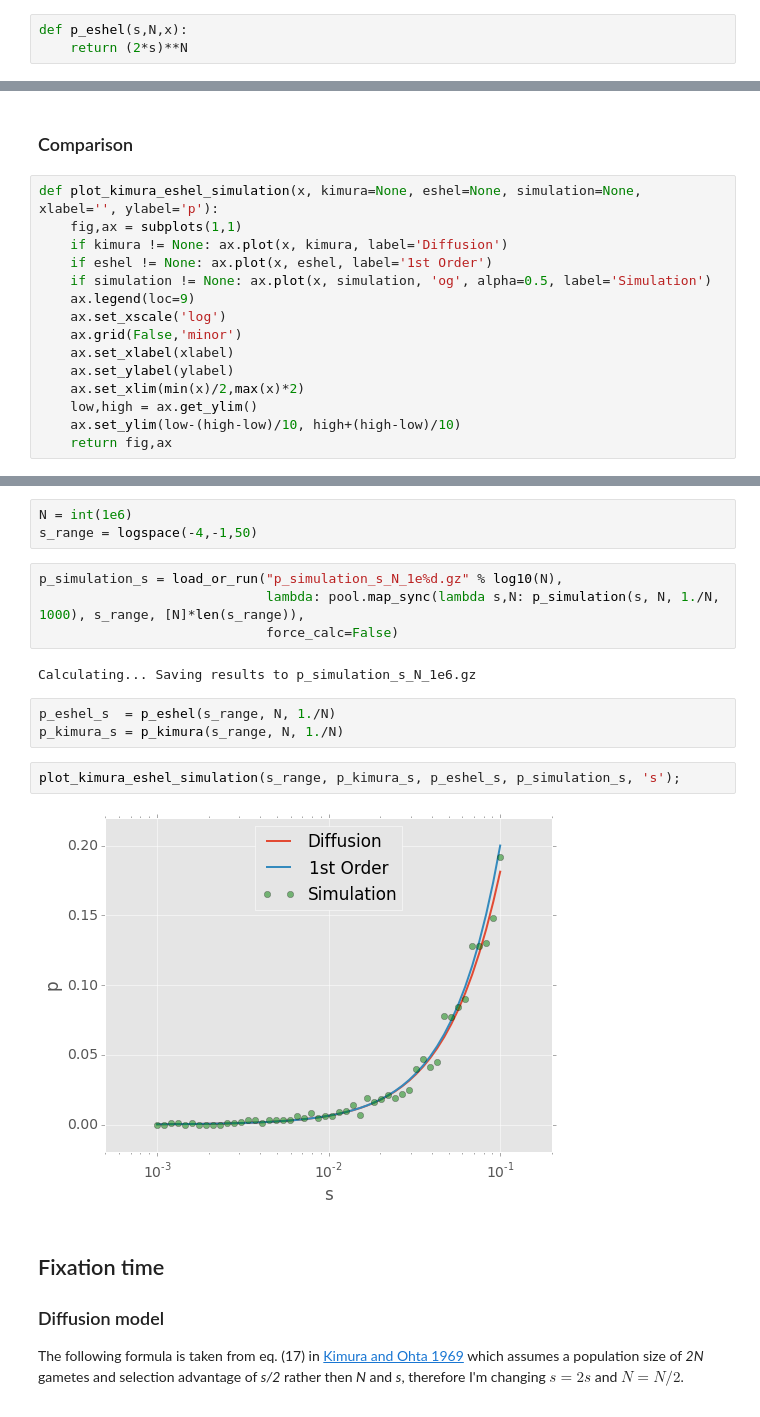
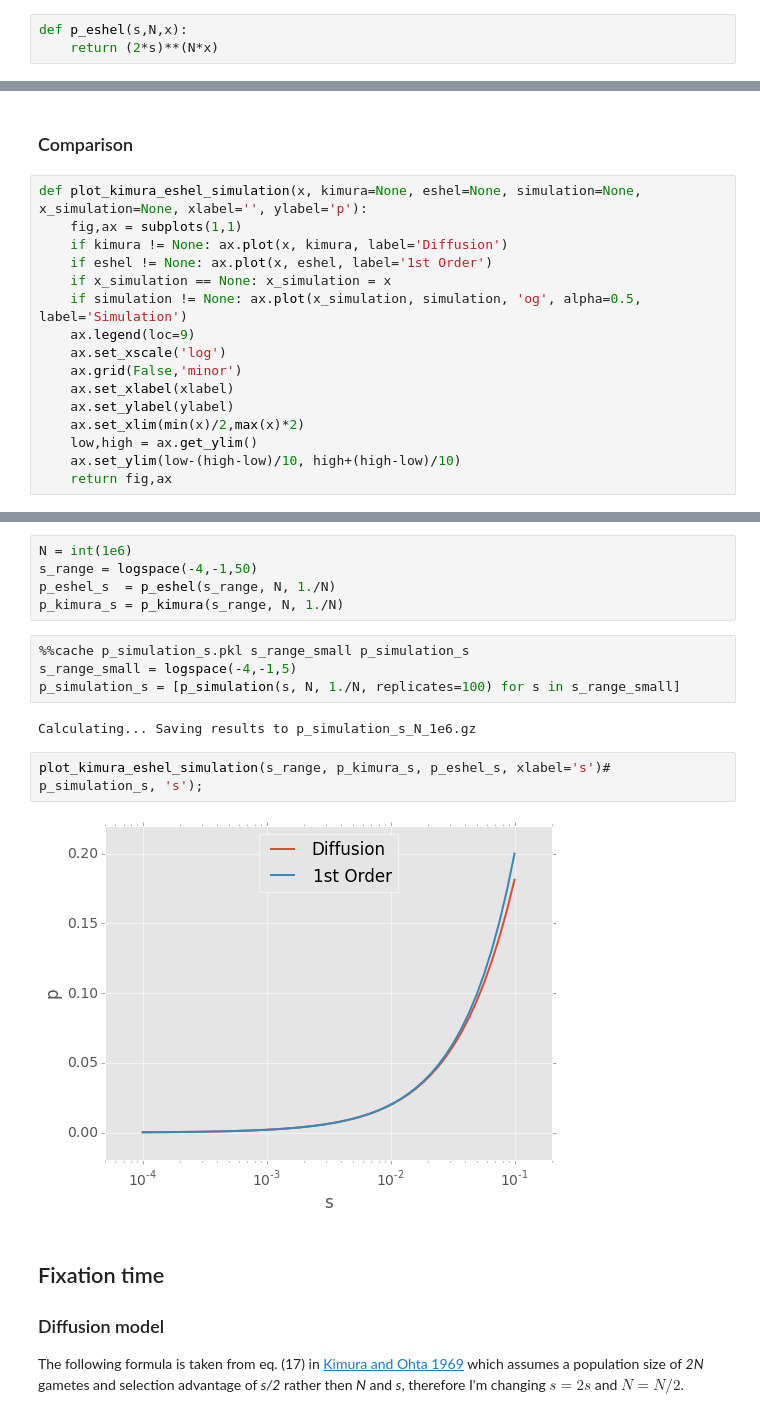
Before and after one commit to yoavram/ipython-notebooks, a Jupyter notebook: Fixation of a beneficial allele.ipynb, the cells around one changed output, grey strips where cells are left out. Saved outputs shown, nothing was run; the diff lists cells and outputs as text.

```diff
--- a/Fixation of a beneficial allele.ipynb
+++ b/Fixation of a beneficial allele.ipynb
@@ -99,3 +99,3 @@ TypeError: invalid keyword arg, 'x'
 # %%
 def p_eshel(s,N,x):
-    return (2*s)**N
+    return (2*s)**(N*x)
@@ -107,11 +109,12 @@ def p_kimura(s,N,x):
 # %% [markdown]
 ### Comparison
 # %%
-def plot_kimura_eshel_simulation(x, kimura=None, eshel=None, simulation=None, xlabel='', ylabel='p'):
+def plot_kimura_eshel_simulation(x, kimura=None, eshel=None, simulation=None, x_simulation=None, xlabel='', ylabel='p'):
     fig,ax = subplots(1,1)
     if kimura != None: ax.plot(x, kimura, label='Diffusion')
     if eshel != None: ax.plot(x, eshel, label='1st Order')
-    if simulation != None: ax.plot(x, simulation, 'og', alpha=0.5, label='Simulation')
+    if x_simulation == None: x_simulation = x
+    if simulation != None: ax.plot(x_simulation, simulation, 'og', alpha=0.5, label='Simulation')
     ax.legend(loc=9)
     ax.set_xscale('log')
     ax.grid(False,'minor')
@@ -161,19 +140,18 @@ plot_kimura_eshel_simulation(N_range, p_kimura_N, p_eshel_N, p_simulation_N, 'N'
 # %%
 N = int(1e6)
 s_range = logspace(-4,-1,50)
+p_eshel_s  = p_eshel(s_range, N, 1./N)
+p_kimura_s = p_kimura(s_range, N, 1./N)
-# %%
-p_simulation_s = load_or_run("p_simulation_s_N_1e%d.gz" % log10(N),
-                             lambda: pool.map_sync(lambda s,N: p_simulation(s, N, 1./N, 1000), s_range, [N]*len(s_range)),
-                             force_calc=False)
-# %% [output]
-Calculating... Saving results to p_simulation_s_N_1e6.gz
-# %%
-p_eshel_s  = p_eshel(s_range, N, 1./N)
-p_kimura_s = p_kimura(s_range, N, 1./N)
+# %%
+%%cache p_simulation_s.pkl s_range_small p_simulation_s
+s_range_small = logspace(-4,-1,5)
+p_simulation_s = [p_simulation(s, N, 1./N, replicates=100) for s in s_range_small]
+# %% [output]
+Calculating... Saving results to p_simulation_s_N_1e6.gz
 # %%
-plot_kimura_eshel_simulation(s_range, p_kimura_s, p_eshel_s, p_simulation_s, 's');
+plot_kimura_eshel_simulation(s_range, p_kimura_s, p_eshel_s, xlabel='s')# p_simulation_s, 's');
 # %% [output]
-[figure, old version]
+[figure, new version]
 # %% [markdown]
 ## Fixation time
 
```
Also changed, not shown: parts of 28 cells of this notebook.
